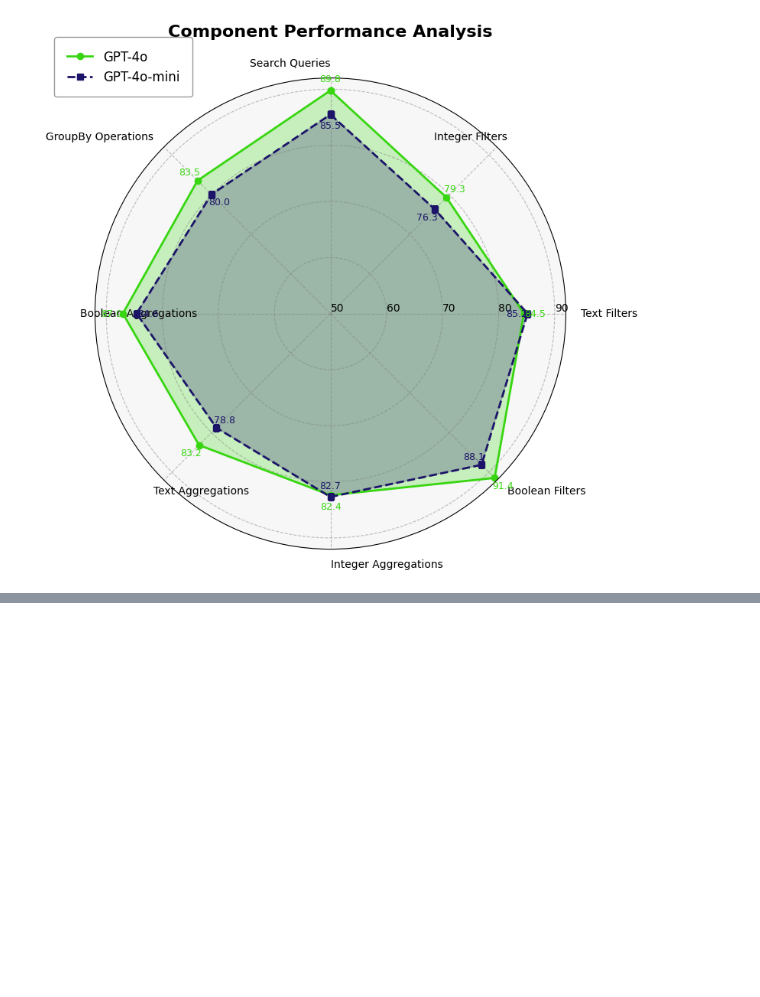
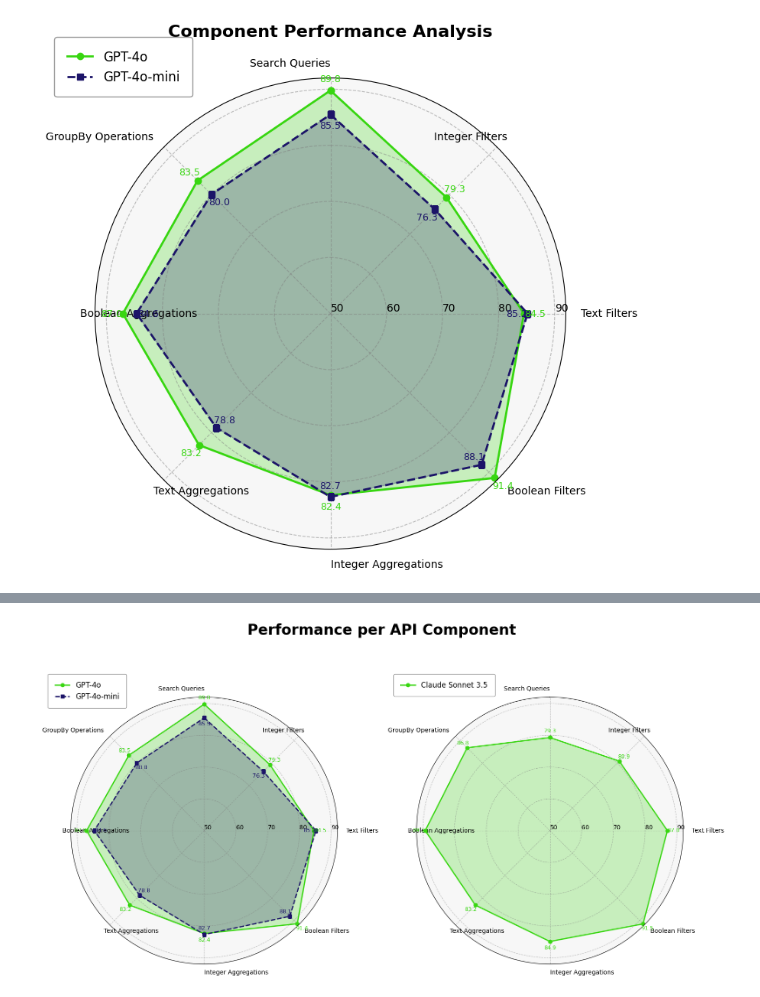
Before and after one commit to weaviate/weaviate-gorilla, a Jupyter notebook: notebooks/radar-plot.ipynb, the cells around one changed output, grey strips where cells are left out. Drawn from its saved outputs; the diff is of its cells as text; code cells hidden in the pictures; blank space fills up the shorter version.

```diff
--- a/notebooks/radar-plot.ipynb
+++ b/notebooks/radar-plot.ipynb
@@ -85,0 +163,95 @@ plt.show()
+# %%
+# Create a figure with two subplots side by side
+fig, (ax1, ax2) = plt.subplots(1, 2, figsize=(16, 8), subplot_kw={'projection': 'polar'}, facecolor='white')
+fig.suptitle('Performance per API Component', size=24, fontweight='bold', y=1.05)
+
+# Set background color for both plots
+ax1.set_facecolor('#f7f7f7')
+ax2.set_facecolor('#f7f7f7')
+
+# Data preparation
+categories = ['Search Queries', 'Integer Filters', 'Text Filters',
+              'Boolean Filters', 'Integer Aggregations', 'Text Aggregations',
+              'Boolean Aggregations', 'GroupBy Operations']
+
+# GPT-4o and GPT-4o-mini data
+gpt4o_values = [89.77, 79.28, 84.53, 91.44, 82.38, 83.16, 87.03, 83.53]
+gpt4o_mini_values = [85.48, 76.31, 85.16, 88.13, 82.69, 78.78, 84.59, 80.03]
+
+# Claude data
+claude_sonnet_3_5_values = [79.28, 80.91, 87.0, 91.5, 84.88, 83.16, 89.25, 86.83]
+
+# Number of variables and angles
+num_vars = len(categories)
+angles = np.linspace(0, 2 * np.pi, num_vars, endpoint=False).tolist()
+angles += angles[:1]
+
+# Complete the loops for plotting
+gpt4o_values += gpt4o_values[:1]
+gpt4o_mini_values += gpt4o_mini_values[:1]
+claude_sonnet_3_5_values += claude_sonnet_3_5_values[:1]
+
+# Colors
+gpt4o_color = '#38d611'
+gpt4o_mini_color = '#1c1468'
+anthropic_color = '#38d611'
+
+# Left plot - GPT models
+ax1.plot(angles, gpt4o_values, marker='o', linestyle='solid', linewidth=2, label='GPT-4o', color=gpt4o_color)
+ax1.fill(angles, gpt4o_values, alpha=0.25, color=gpt4o_color)
+ax1.plot(angles, gpt4o_mini_values, marker='s', linestyle='dashed', linewidth=2, label='GPT-4o-mini', color=gpt4o_mini_color)
+ax1.fill(angles, gpt4o_mini_values, alpha=0.25, color=gpt4o_mini_color)
+
+# Right plot - Claude model
+ax2.plot(angles, claude_sonnet_3_5_values, marker='o', linestyle='solid', linewidth=2, label='Claude Sonnet 3.5', color=anthropic_color)
+ax2.fill(angles, claude_sonnet_3_5_values, alpha=0.25, color=anthropic_color)
+
+# Configure both plots
+for ax in [ax1, ax2]:
+    # Fix axis orientation
+    ax.set_theta_offset(np.pi / 2)
+    ax.set_theta_direction(-1)
+
+    # Set labels
+    ax.set_thetagrids(np.degrees(angles[:-1]), categories, fontsize=10)
+    for label, angle in zip(ax.get_xticklabels(), angles[:-1]):
+        angle_deg = np.degrees(angle)
+        if angle_deg >= 90 and angle_deg <= 270:
+            label.set_horizontalalignment('left')
+            label.set_rotation(angle_deg + 180)
+        else:
+            label.set_horizontalalignment('right')
+            label.set_rotation(angle_deg)
+
+    # Set chart limits and grid
+    ax.set_ylim(50, 92)
+    ax.set_rgrids(range(50, 93, 10), angle=90)
+    ax.yaxis.grid(True, linestyle='--', color='grey', alpha=0.5)
+    ax.xaxis.grid(True, linestyle='--', color='grey', alpha=0.5)
+
+# Add data labels for left plot
+for i in range(num_vars):
+    angle = angles[i]
+    value = gpt4o_values[i]
+    ax1.text(angle, value + 2, f"{value:.1f}", color=gpt4o_color, fontsize=9, ha='center', va='center')
+
+    value_mini = gpt4o_mini_values[i]
+    ax1.text(angle, value_mini - 2, f"{value_mini:.1f}", color=gpt4o_mini_color, fontsize=9, ha='center', va='center')
+
+# Add data labels for right plot
+for i in range(num_vars):
+    angle = angles[i]
+    value = claude_sonnet_3_5_values[i]
+    ax2.text(angle, value + 2, f"{value:.1f}", color=anthropic_color, fontsize=9, ha='center', va='center')
+
+# Add legends
+ax1.legend(loc='upper left', bbox_to_anchor=(-0.1, 1.1), fontsize=12, frameon=True, edgecolor='grey', borderpad=1)
+ax2.legend(loc='upper left', bbox_to_anchor=(-0.1, 1.1), fontsize=12, frameon=True, edgecolor='grey', borderpad=1)
+
+plt.tight_layout()
+
+# Save the plot with high DPI
+plt.savefig('model_comparison_analysis.png', dpi=300, bbox_inches='tight', facecolor='white')
+plt.show()
+# %% [output]
+[figure, added]
```
Also changed, not shown: parts of 2 cells of this notebook, 3 other files.
